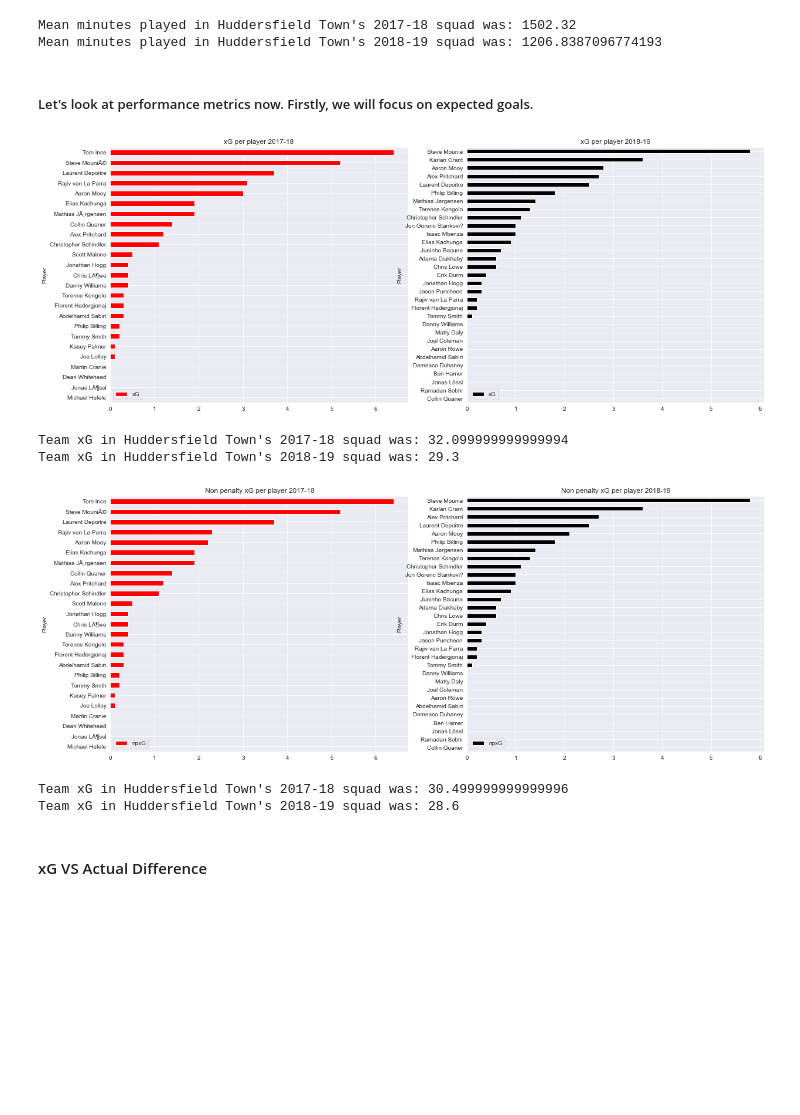
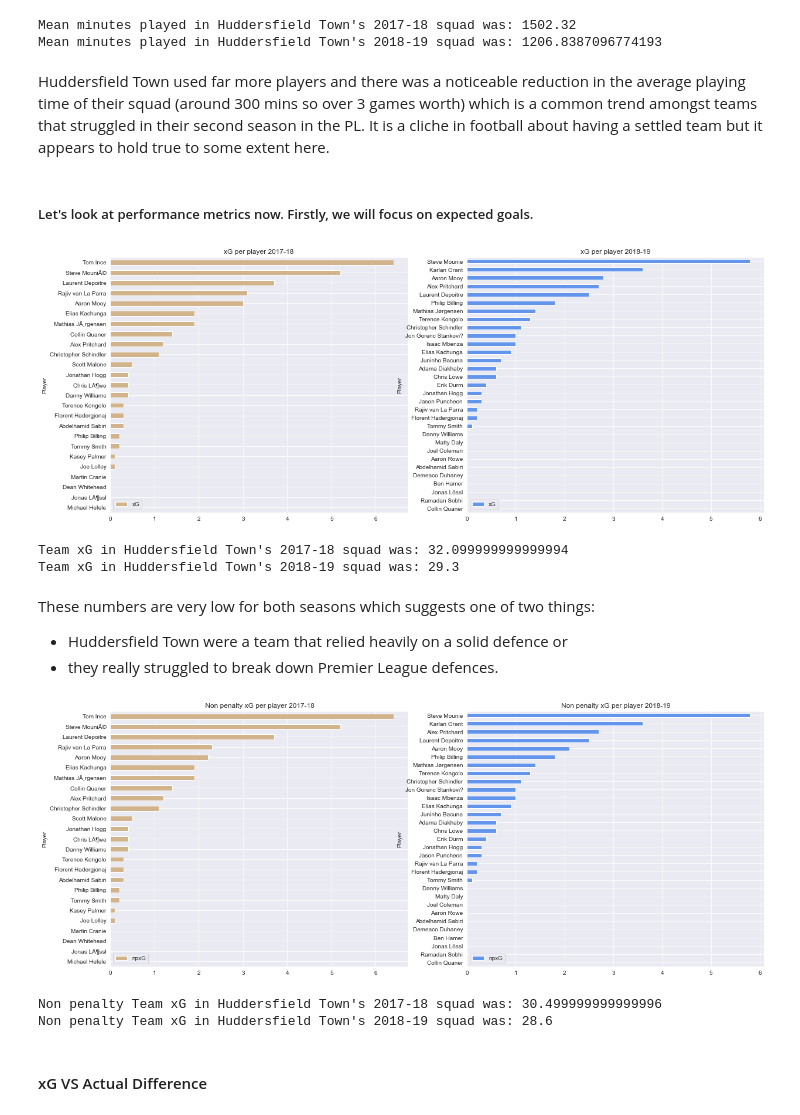
Before and after one commit to kiansweeney11/xg-data-analysis, a Jupyter notebook: huddersfield-comparison.ipynb, the cells around one changed output. Saved outputs shown, nothing was run; the diff lists cells and outputs as text; code cells hidden in the pictures; blank space fills up the shorter version.

Commit message:
huddersfield-comments

```diff
--- a/huddersfield-comparison.ipynb
+++ b/huddersfield-comparison.ipynb
@@ -90,42 +93,48 @@ print("Mean minutes played in Huddersfield Town's 2018-19 squad was: " + str(df2
 # %% [output]
 Mean minutes played in Huddersfield Town's 2017-18 squad was: 1502.32
 Mean minutes played in Huddersfield Town's 2018-19 squad was: 1206.8387096774193
+# %% [markdown]
+Huddersfield Town used far more players and there was a noticeable reduction in the average playing time of their squad (around 300 mins so over 3 games worth) which is a common trend amongst teams that struggled in their second season in the PL. It is a cliche in football about having a settled team but it appears to hold true to some extent here.
 # %% [markdown]
 ##### Let's look at performance metrics now. Firstly, we will focus on expected goals.
 # %%
 fig, (ax1, ax2) = plt.subplots(1, 2, figsize=(20, 8))
 df_c1 = df1.sort_values('xG')
 df_c2 = df2.sort_values('xG')
 df_c1.plot.barh(x = 'Player', y = 'xG', ax = ax1, title = 'xG per player 2017-18',
-             color = 'red')
+             color = 'tan')
 df_c2.plot.barh(x = 'Player', y = 'xG', ax = ax2, title = 'xG per player 2018-19',
-             color = 'black')
+             color = 'cornflowerblue')
 plt.show()
 # %% [output]
-[figure, old version]
+[figure, new version]
 # %%
 print("Team xG in Huddersfield Town's 2017-18 squad was: " + str(sum(df1['xG'])))
 print("Team xG in Huddersfield Town's 2018-19 squad was: " + str(sum(df2['xG'])))
 # %% [output]
 Team xG in Huddersfield Town's 2017-18 squad was: 32.099999999999994
 Team xG in Huddersfield Town's 2018-19 squad was: 29.3
+# %% [markdown]
+These numbers are very low for both seasons which suggests one of two things:
+- Huddersfield Town were a team that relied heavily on a solid defence or
+- they really struggled to break down Premier League defences.
 # %%
 fig, (ax1, ax2) = plt.subplots(1,2, figsize = (20,8))
 df_c1 = df1.sort_values('npxG')
 df_c2 = df2.sort_values('npxG')
 df_c1.plot.barh(x = 'Player', y = 'npxG', ax = ax1, title =' Non penalty xG per player 2017-18',
-             color = 'red')
+             color = 'tan')
 df_c2.plot.barh(x = 'Player', y = 'npxG', ax = ax2, title = 'Non penalty xG per player 2018-19',
-             color = 'black')
+             color = 'cornflowerblue')
 plt.show()
 # %% [output]
-[figure, old version]
+[figure, new version]
 # %%
-print("Team xG in Huddersfield Town's 2017-18 squad was: " + str(sum(df1['npxG'])))
-print("Team xG in Huddersfield Town's 2018-19 squad was: " + str(sum(df2['npxG'])))
+print("Non penalty Team xG in Huddersfield Town's 2017-18 squad was: " + str(sum(df1['npxG'])))
+print("Non penalty Team xG in Huddersfield Town's 2018-19 squad was: " + str(sum(df2['npxG'])))
 # %% [output]
-Team xG in Huddersfield Town's 2017-18 squad was: 30.499999999999996
-Team xG in Huddersfield Town's 2018-19 squad was: 28.6
+Non penalty Team xG in Huddersfield Town's 2017-18 squad was: 30.499999999999996
+Non penalty Team xG in Huddersfield Town's 2018-19 squad was: 28.6
 # %% [markdown]
 #### xG VS Actual Difference
 # %%
```
Also changed, not shown: parts of 13 cells of this notebook.
